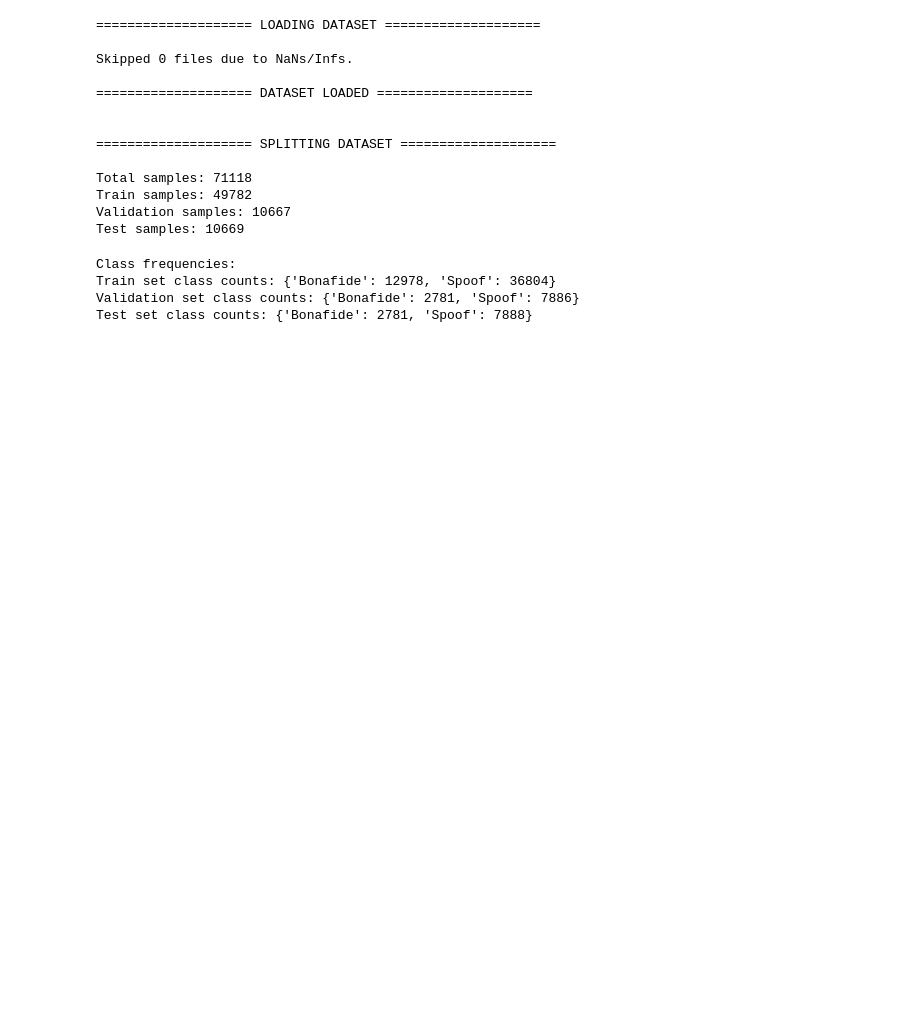
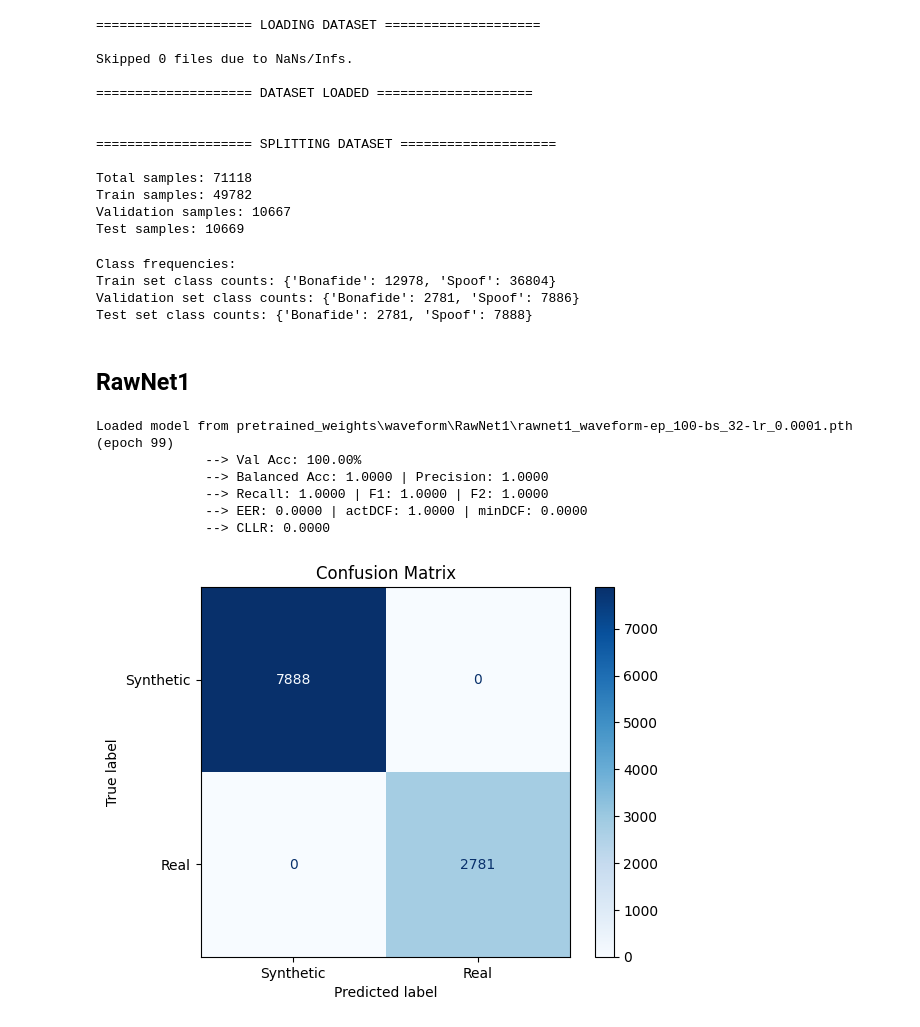
Before and after one commit to Ainzw0rth/RawNets-PF, a Jupyter notebook: main.ipynb, the cells around one changed output. Cells and saved outputs as stored; diff of their text form; code cells hidden in the pictures; blank space fills up the shorter version.

```diff
--- a/main.ipynb
+++ b/main.ipynb
@@ -69,3 +250,40 @@ Class frequencies:
 Train set class counts: {'Bonafide': 12978, 'Spoof': 36804}
 Validation set class counts: {'Bonafide': 2781, 'Spoof': 7886}
 Test set class counts: {'Bonafide': 2781, 'Spoof': 7888}
+# %% [markdown]
+## RawNet1
+# %%
+waveform_model_config = {
+    'in_channels': 1,
+    'first_conv': 3,
+    'filts': [128, [128, 128], [128, 256], [256, 256]],
+    'blocks': [2, 4],
+    'gru_node': 1024,
+    'nb_gru_layer': 1,
+    'nb_fc_node': 1024,
+    'nb_classes': 2,
+    'input_length': 16000 * 4
+}
+
+device = "cuda" if torch.cuda.is_available() else "cpu"
+
+# --- Set up model, optimizer, and scaler ---
+model = RawNet(waveform_model_config, device).to(device)
+optimizer = Adam(model.parameters(), lr=0.0001)
+scaler = GradScaler()
+
+# --- Load the model ---
+start_epoch = load_model_rawnet1(
+    model, optimizer, scaler,
+    path=r"pretrained_weights\waveform\RawNet1\rawnet1_waveform-ep_100-bs_32-lr_0.0001.pth"
+)
+
+predictions, targets, metrics = test_rawnet1(model, test_loader_waveform, device=device)
+# %% [output]
+Loaded model from pretrained_weights\waveform\RawNet1\rawnet1_waveform-ep_100-bs_32-lr_0.0001.pth (epoch 99)
+              --> Val Acc: 100.00%
+              --> Balanced Acc: 1.0000 | Precision: 1.0000
+              --> Recall: 1.0000 | F1: 1.0000 | F2: 1.0000
+              --> EER: 0.0000 | actDCF: 1.0000 | minDCF: 0.0000
+              --> CLLR: 0.0000
+[figure, added]
```
Also changed, not shown: parts of 17 cells of this notebook, 26 other files.
